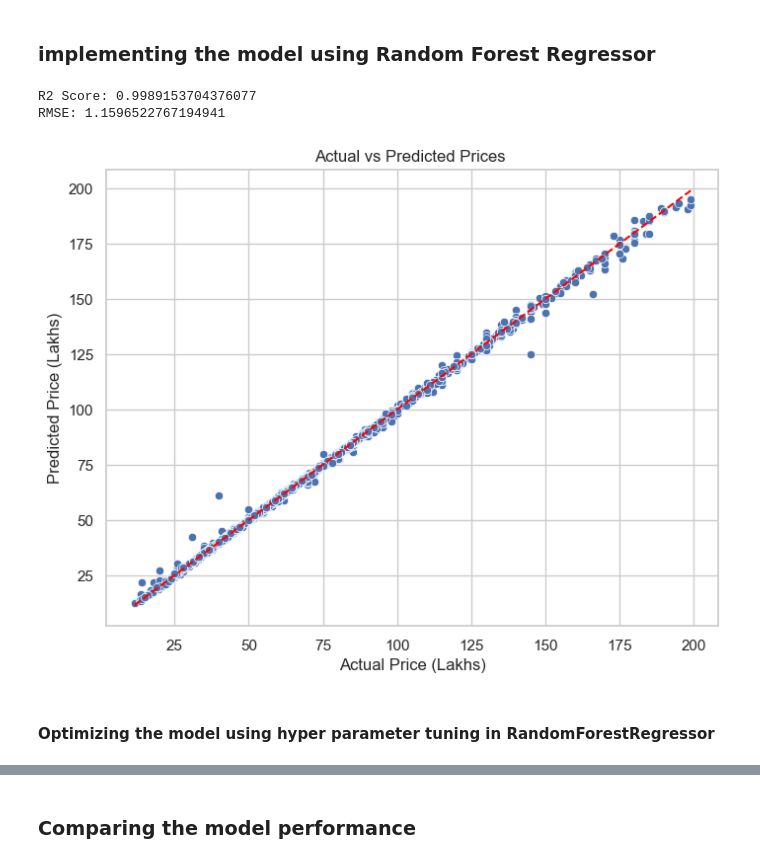
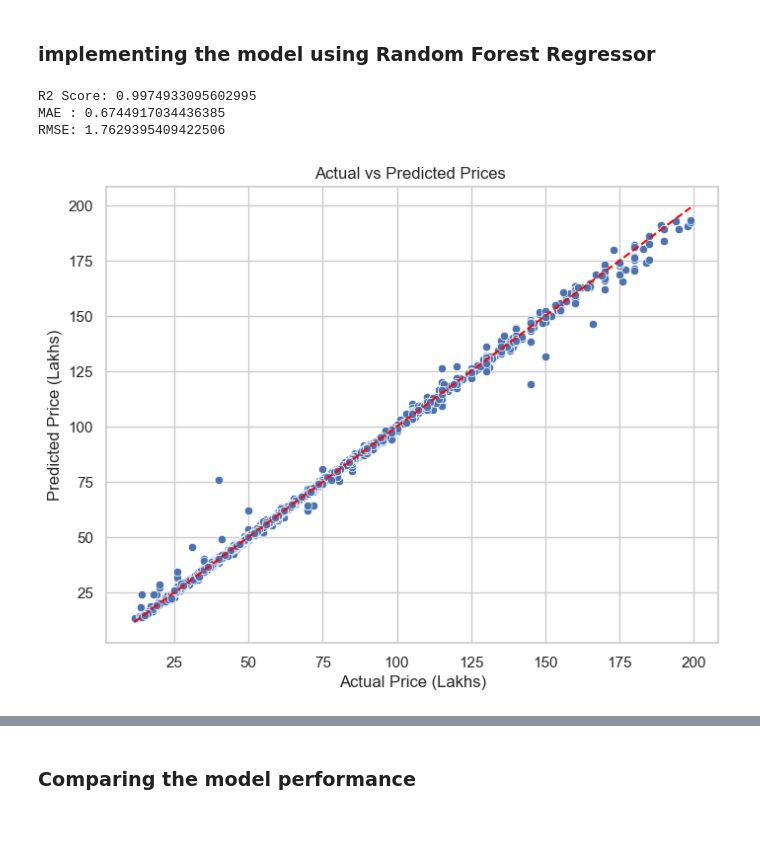
Before and after one commit to SourabhDixit07/Banglore_House_Price_Prediction, a Jupyter notebook: Finalproject.ipynb, the cells around one changed output, grey strips where cells are left out. Drawn from its saved outputs; the diff is of its cells as text; code cells hidden in the pictures; blank space fills up the shorter version.

```diff
--- a/Finalproject.ipynb
+++ b/Finalproject.ipynb
@@ -285,6 +270,6 @@ X_test_scaled = scaler.transform(X_test)
 # %%
 model = LinearRegression()
-model.fit(X_train_scaled, y_train)
+model.fit(X_train, y_train)
 # %% [output]
 LinearRegression()
 # %%
@@ -313,17 +298,22 @@ RMSE          : 8.44909998427589
 # %% [markdown]
 ### implementing the model using DecisionTreeRegressor
 # %%
+import warnings
+warnings.filterwarnings('ignore')
 from sklearn.tree import DecisionTreeRegressor
-##Train Decision Tree Regressor
-model = DecisionTreeRegressor(max_depth=10, random_state=42)
-model.fit(X_train, y_train)
+dt_model = DecisionTreeRegressor(
+max_depth=5,min_samples_split=20,min_samples_leaf=10,random_state=42
+)
 
-##Predict and evaluate
-y_pred = model.predict(X_test)
+dt_model.fit(X_train, y_train)
+
+
+y_pred = dt_model.predict(X_test)##Predict and evaluate
 r2 = r2_score(y_test, y_pred)
 rmse = mean_squared_error(y_test, y_pred, squared=False)
 
-print("Decision Tree R2 Score:", r2)
+print("Decision Tree\n R2 Score:", r2)
+print("MAE :", mean_absolute_error(y_test, y_pred))
 print("RMSE:", rmse)
 plt.figure(figsize=(8, 6))
 sns.scatterplot(x=y_test, y=y_pred)
@@ -340,28 +332,43 @@ RMSE: 2.250294479182742
 # %% [markdown]
 ### implementing the model using Random Forest Regressor
 # %%
+import warnings
+warnings.filterwarnings('ignore')
+
 # Train Random Forest Regressor
-model = RandomForestRegressor(n_estimators=200, max_depth=15, random_state=42)
-model.fit(X_train, y_train)
+# model = RandomForestRegressor(n_estimators=200, max_depth=15, random_state=42)
+
+
+rt_model = RandomForestRegressor(
+    n_estimators=200,
+    max_depth=15,
+    min_samples_split=15,
+    min_samples_leaf=5,
+    # max_features='sqrt',
+    random_state=42
+)
+rt_model.fit(X_train, y_train)
+
 
 # Predict and Evaluate
-y_pred = model.predict(X_test)
+y_pred = rt_model.predict(X_test)
 r2 = r2_score(y_test, y_pred)
-rmse = mean_squared_error(y_test, y_pred, squared=False)
+rmse =np.sqrt(mean_squared_error(y_test, y_pred))
 
 print("R2 Score:", r2)
+print("MAE :",mean_absolute_error(y_test,y_pred))
 print("RMSE:", rmse)
 plt.figure(figsize=(8, 6))
 sns.scatterplot(x=y_test, y=y_pred)
+
 plt.plot([y_test.min(), y_test.max()], [y_test.min(), y_test.max()], color='red', linestyle='--')
 plt.xlabel("Actual Price (Lakhs)")
 plt.ylabel("Predicted Price (Lakhs)")
 plt.title("Actual vs Predicted Prices ")
 plt.grid(True)
 plt.show()
 # %% [output]
-R2 Score: 0.9989153704376077
-RMSE: 1.1596522767194941
+R2 Score: 0.9974933095602995
+MAE : 0.6744917034436385
+RMSE: 1.7629395409422506
-[figure, old version]
+[figure, new version]
-# %% [markdown]
-#### Optimizing the model using hyper parameter tuning in RandomForestRegressor
```
Also changed, not shown: parts of 28 cells of this notebook.
